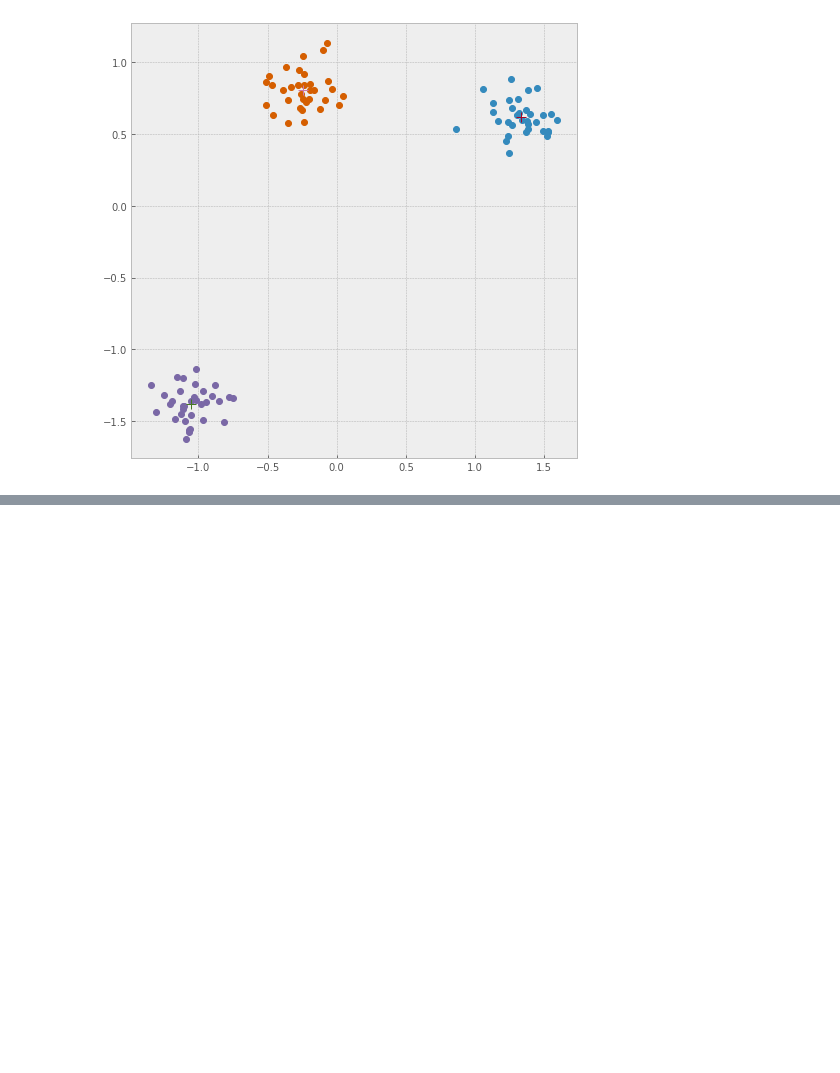
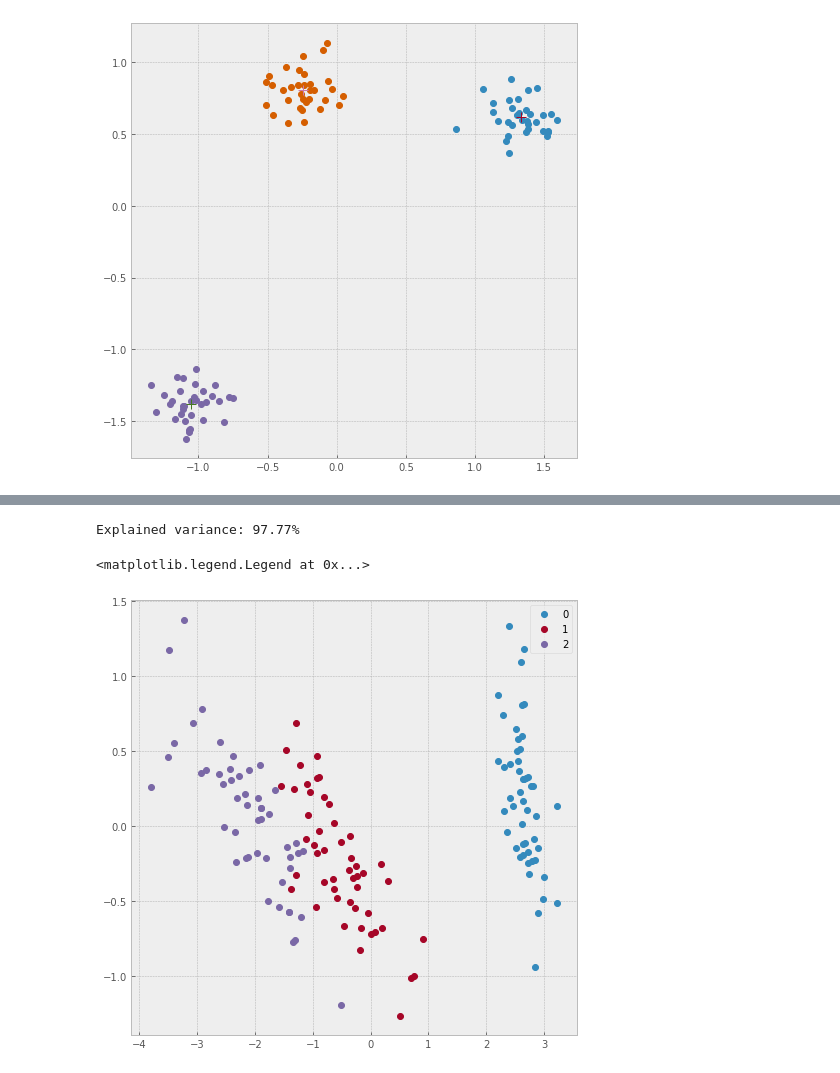
Before and after one commit to clabrugere/numpy-basics, a Jupyter notebook: notebooks/notebook.ipynb, the cells around one changed output, grey strips where cells are left out. Saved outputs shown, nothing was run; the diff lists cells and outputs as text; code cells hidden in the pictures; blank space fills up the shorter version.

```diff
--- a/notebooks/notebook.ipynb
+++ b/notebooks/notebook.ipynb
@@ -285,0 +295,22 @@ Score: 3.53
+# %%
+from sklearn import datasets
+from models.decomposition import PCA
+
+iris = datasets.load_iris()
+X = iris.data
+y = iris.target
+
+pca = PCA(2)
+X_transformed = pca.fit_transform(X)
+print(f'Explained variance: {100 * pca.explained_variance_ratio.sum():.2f}%')
+
+fig, ax = plt.subplots(figsize=(8, 8))
+for i in np.unique(y):
+    label_mask = (y == i)
+    ax.plot(X_transformed[label_mask, 0], X_transformed[label_mask, 1], lw=0, marker='o', label=i)
+
+ax.legend()
+# %% [output]
+Explained variance: 97.77%
+<matplotlib.legend.Legend at 0x...>
+[figure, added]
```
Also changed, not shown: parts of 1 cell of this notebook, 2 other files.
